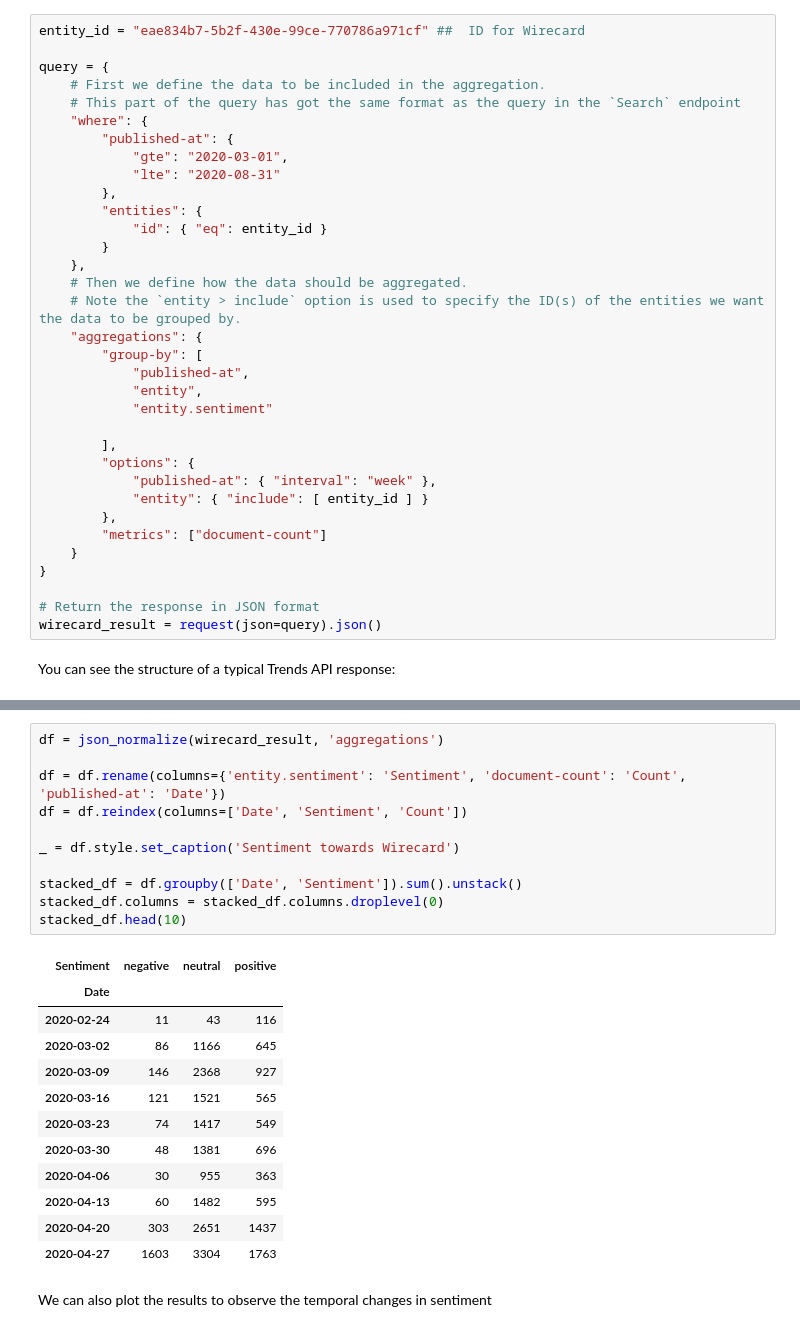
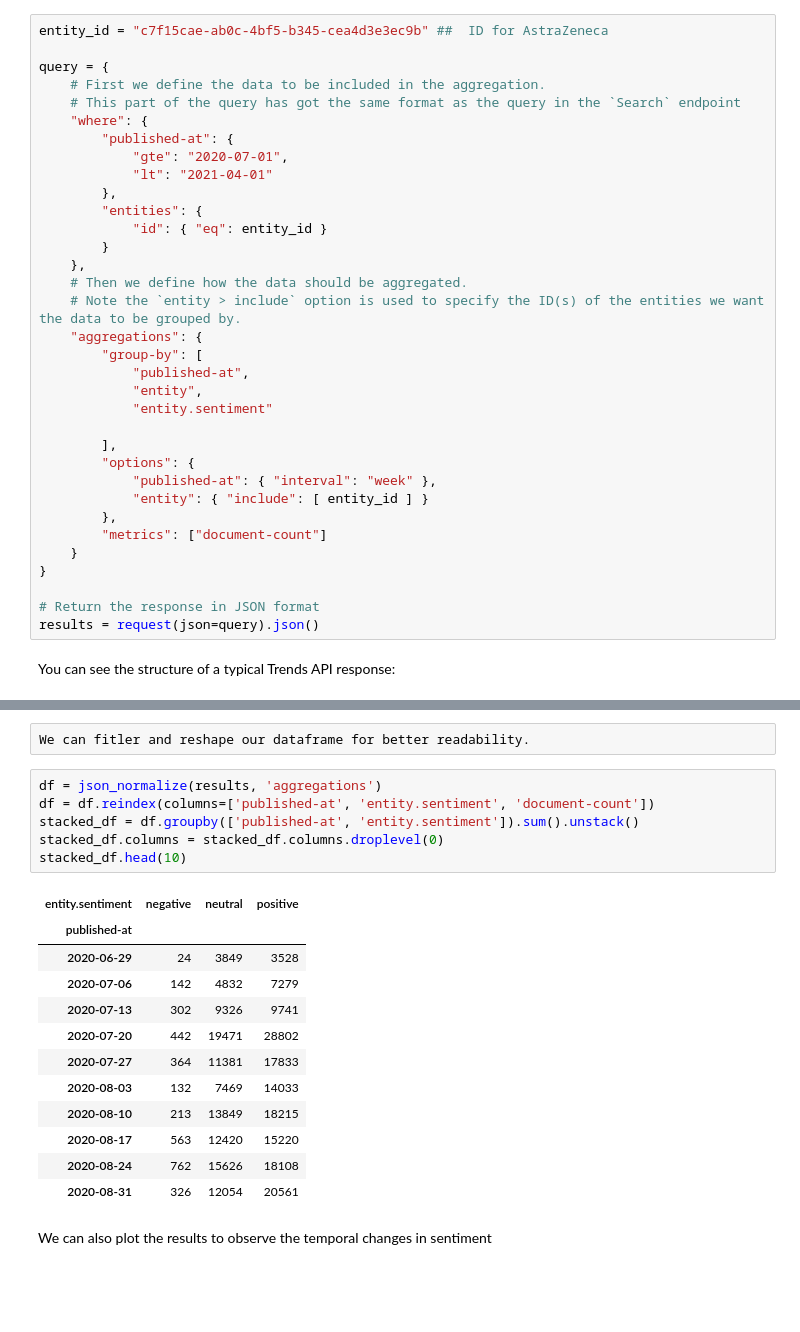
Before and after one commit to signal-ai/signal-api-tools, a Jupyter notebook: notebooks/trends_tutorial.ipynb, the cells around one changed output, grey strips where cells are left out. Drawn from its saved outputs; the diff is of its cells as text; blank space fills up the shorter version.

```diff
--- a/notebooks/trends_tutorial.ipynb
+++ b/notebooks/trends_tutorial.ipynb
@@ -89,13 +89,13 @@ Note that you would need to have the ID of the entity as an input. For that plea
 # %%
-entity_id = "eae834b7-5b2f-430e-99ce-770786a971cf" ##  ID for Wirecard
+entity_id = "c7f15cae-ab0c-4bf5-b345-cea4d3e3ec9b" ##  ID for AstraZeneca
 
 query = {
     # First we define the data to be included in the aggregation.
     # This part of the query has got the same format as the query in the `Search` endpoint
     "where": {
         "published-at": {
-            "gte": "2020-03-01",
-            "lte": "2020-08-31"
+            "gte": "2020-07-01",
+            "lt": "2021-04-01"
         },
         "entities": {
             "id": { "eq": entity_id }
@@ -119,7 +119,7 @@ query = {
 }
 
 # Return the response in JSON format
-wirecard_result = request(json=query).json()
+results = request(json=query).json()
 # %% [markdown]
 You can see the structure of a typical Trends API response:
 # %%
@@ -136,27 +134,24 @@ We can convert the result into a dataframe, for a better readability.
+# %% [raw]
+We can fitler and reshape our dataframe for better readability.
 # %%
-df = json_normalize(wirecard_result, 'aggregations')
-
-df = df.rename(columns={'entity.sentiment': 'Sentiment', 'document-count': 'Count', 'published-at': 'Date'})
-df = df.reindex(columns=['Date', 'Sentiment', 'Count'])
-
-_ = df.style.set_caption('Sentiment towards Wirecard')
-
-stacked_df = df.groupby(['Date', 'Sentiment']).sum().unstack()
+df = json_normalize(results, 'aggregations')
+df = df.reindex(columns=['published-at', 'entity.sentiment', 'document-count'])
+stacked_df = df.groupby(['published-at', 'entity.sentiment']).sum().unstack()
 stacked_df.columns = stacked_df.columns.droplevel(0)
 stacked_df.head(10)
 # %% [output]
-| Sentiment | negative | neutral | positive |
-| Date |  |  |  |
-| 2020-02-24 | 11 | 43 | 116 |
-| 2020-03-02 | 86 | 1166 | 645 |
-| 2020-03-09 | 146 | 2368 | 927 |
-| 2020-03-16 | 121 | 1521 | 565 |
-| 2020-03-23 | 74 | 1417 | 549 |
-| 2020-03-30 | 48 | 1381 | 696 |
-| 2020-04-06 | 30 | 955 | 363 |
-| 2020-04-13 | 60 | 1482 | 595 |
-| 2020-04-20 | 303 | 2651 | 1437 |
-| 2020-04-27 | 1603 | 3304 | 1763 |
+| entity.sentiment | negative | neutral | positive |
+| published-at |  |  |  |
+| 2020-06-29 | 24 | 3849 | 3528 |
+| 2020-07-06 | 142 | 4832 | 7279 |
+| 2020-07-13 | 302 | 9326 | 9741 |
+| 2020-07-20 | 442 | 19471 | 28802 |
+| 2020-07-27 | 364 | 11381 | 17833 |
+| 2020-08-03 | 132 | 7469 | 14033 |
+| 2020-08-10 | 213 | 13849 | 18215 |
+| 2020-08-17 | 563 | 12420 | 15220 |
+| 2020-08-24 | 762 | 15626 | 18108 |
+| 2020-08-31 | 326 | 12054 | 20561 |
 # %% [markdown]
 We can also plot the results to observe the temporal changes in sentiment
 # %%
```
Also changed, not shown: parts of 14 cells of this notebook.
